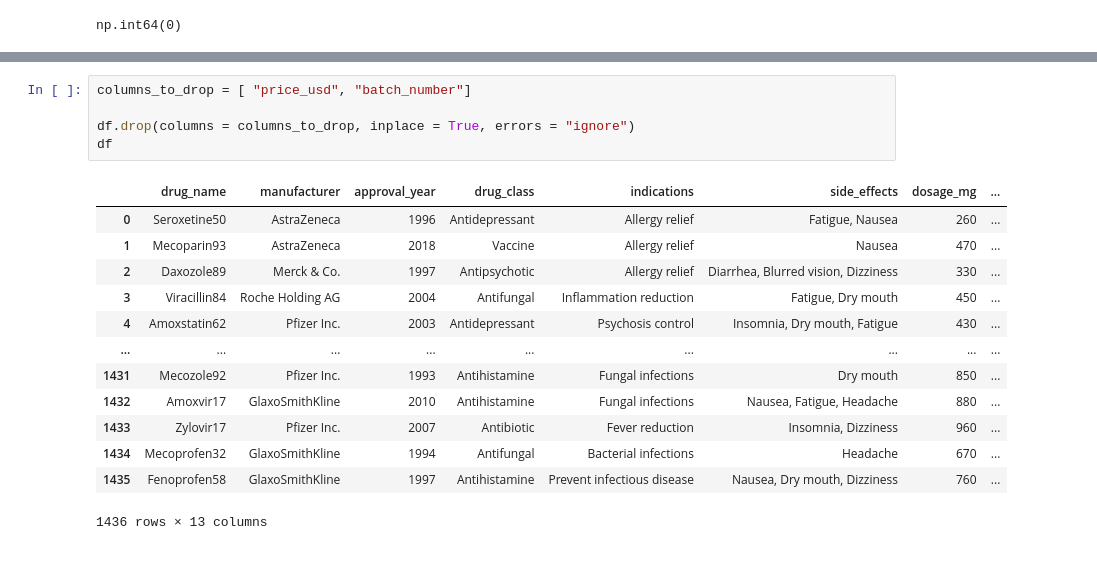
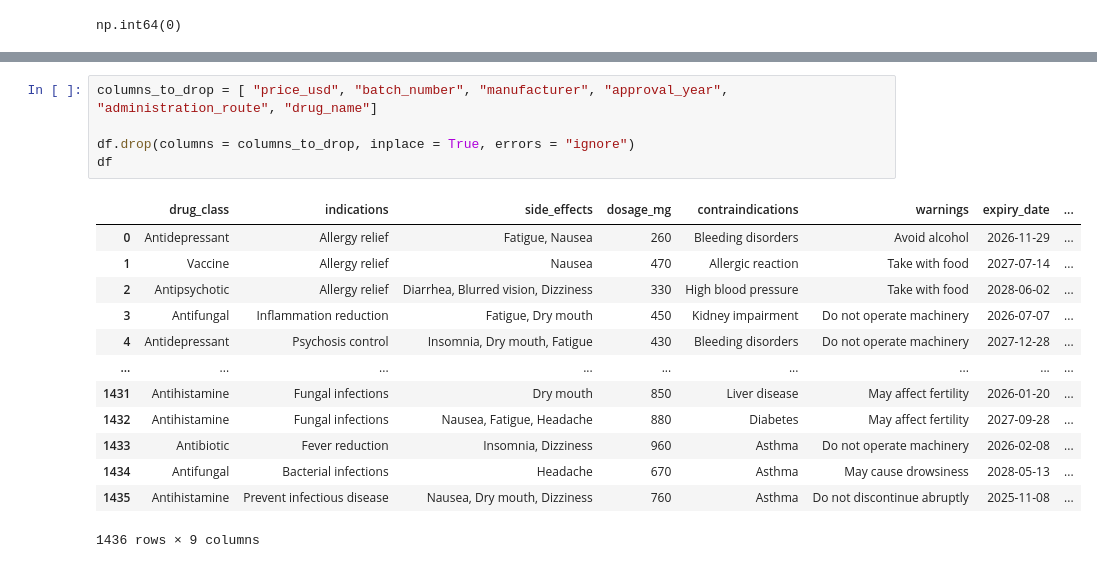
Before and after one commit to Rose1509/Drug_Labels_and_SideEffects, a Jupyter notebook: Drug Labels and Side effect.ipynb, the cells around one changed output, grey strips where cells are left out. Cells and saved outputs as stored; diff of their text form.

```diff
--- a/Drug Labels and Side effect.ipynb
+++ b/Drug Labels and Side effect.ipynb
@@ -103,19 +170,19 @@ df.describe()
 # %%
-columns_to_drop = [ "price_usd", "batch_number"]
+columns_to_drop = [ "price_usd", "batch_number", "manufacturer", "approval_year", "administration_route", "drug_name"]
 
 df.drop(columns = columns_to_drop, inplace = True, errors = "ignore")
 df
 # %% [output]
-|  | drug_name | manufacturer | approval_year | drug_class | indications | side_effects | dosage_mg | ... |
-| 0 | Seroxetine50 | AstraZeneca | 1996 | Antidepressant | Allergy relief | Fatigue, Nausea | 260 | ... |
-| 1 | Mecoparin93 | AstraZeneca | 2018 | Vaccine | Allergy relief | Nausea | 470 | ... |
-| 2 | Daxozole89 | Merck & Co. | 1997 | Antipsychotic | Allergy relief | Diarrhea, Blurred vision, Dizziness | 330 | ... |
-| 3 | Viracillin84 | Roche Holding AG | 2004 | Antifungal | Inflammation reduction | Fatigue, Dry mouth | 450 | ... |
-| 4 | Amoxstatin62 | Pfizer Inc. | 2003 | Antidepressant | Psychosis control | Insomnia, Dry mouth, Fatigue | 430 | ... |
+|  | drug_class | indications | side_effects | dosage_mg | contraindications | warnings | expiry_date | ... |
+| 0 | Antidepressant | Allergy relief | Fatigue, Nausea | 260 | Bleeding disorders | Avoid alcohol | 2026-11-29 | ... |
+| 1 | Vaccine | Allergy relief | Nausea | 470 | Allergic reaction | Take with food | 2027-07-14 | ... |
+| 2 | Antipsychotic | Allergy relief | Diarrhea, Blurred vision, Dizziness | 330 | High blood pressure | Take with food | 2028-06-02 | ... |
+| 3 | Antifungal | Inflammation reduction | Fatigue, Dry mouth | 450 | Kidney impairment | Do not operate machinery | 2026-07-07 | ... |
+| 4 | Antidepressant | Psychosis control | Insomnia, Dry mouth, Fatigue | 430 | Bleeding disorders | Do not operate machinery | 2027-12-28 | ... |
 | ... | ... | ... | ... | ... | ... | ... | ... | ... |
-| 1431 | Mecozole92 | Pfizer Inc. | 1993 | Antihistamine | Fungal infections | Dry mouth | 850 | ... |
-| 1432 | Amoxvir17 | GlaxoSmithKline | 2010 | Antihistamine | Fungal infections | Nausea, Fatigue, Headache | 880 | ... |
-| 1433 | Zylovir17 | Pfizer Inc. | 2007 | Antibiotic | Fever reduction | Insomnia, Dizziness | 960 | ... |
-| 1434 | Mecoprofen32 | GlaxoSmithKline | 1994 | Antifungal | Bacterial infections | Headache | 670 | ... |
-| 1435 | Fenoprofen58 | GlaxoSmithKline | 1997 | Antihistamine | Prevent infectious disease | Nausea, Dry mouth, Dizziness | 760 | ... |
+| 1431 | Antihistamine | Fungal infections | Dry mouth | 850 | Liver disease | May affect fertility | 2026-01-20 | ... |
+| 1432 | Antihistamine | Fungal infections | Nausea, Fatigue, Headache | 880 | Diabetes | May affect fertility | 2027-09-28 | ... |
+| 1433 | Antibiotic | Fever reduction | Insomnia, Dizziness | 960 | Asthma | Do not operate machinery | 2026-02-08 | ... |
+| 1434 | Antifungal | Bacterial infections | Headache | 670 | Asthma | May cause drowsiness | 2028-05-13 | ... |
+| 1435 | Antihistamine | Prevent infectious disease | Nausea, Dry mouth, Dizziness | 760 | Asthma | Do not discontinue abruptly | 2025-11-08 | ... |
-1436 rows × 13 columns
+1436 rows × 9 columns
```
Also changed, not shown: parts of 55 cells of this notebook.
